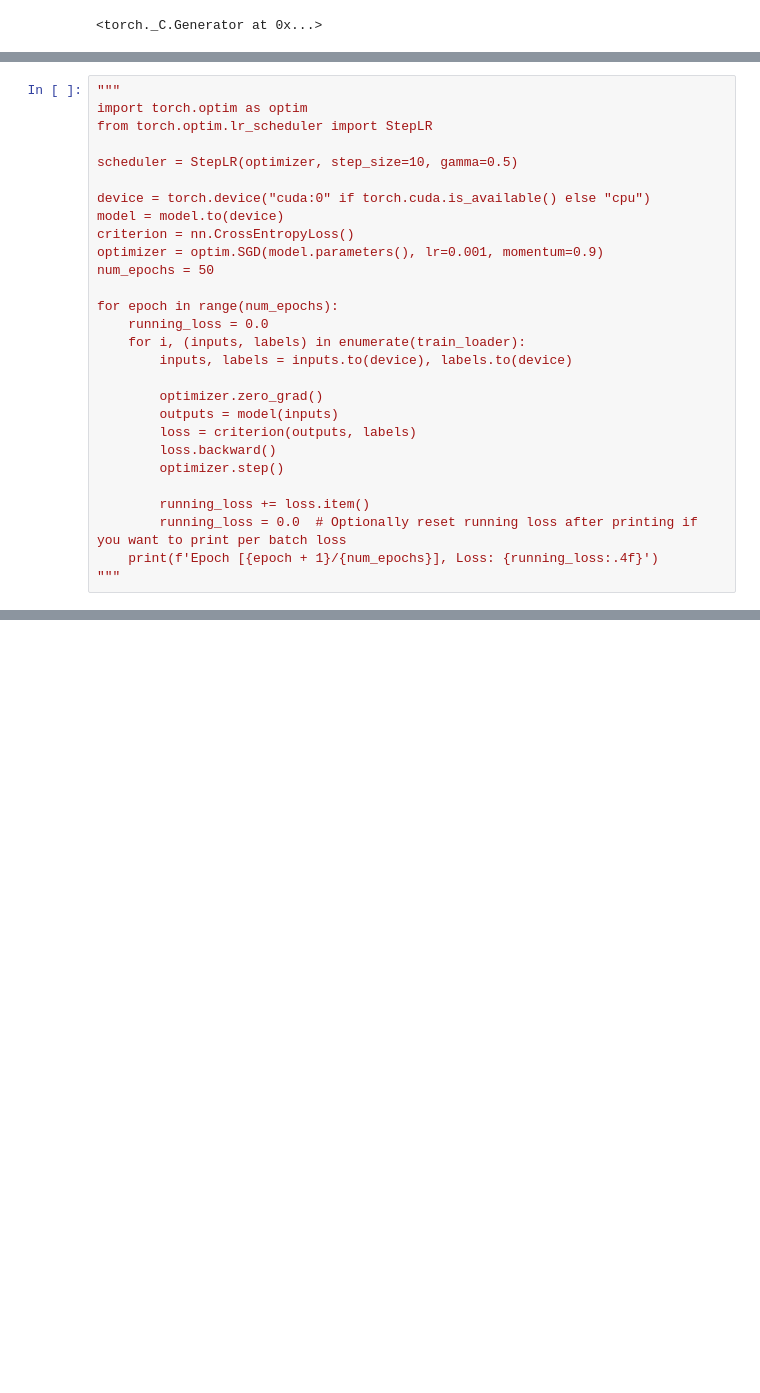
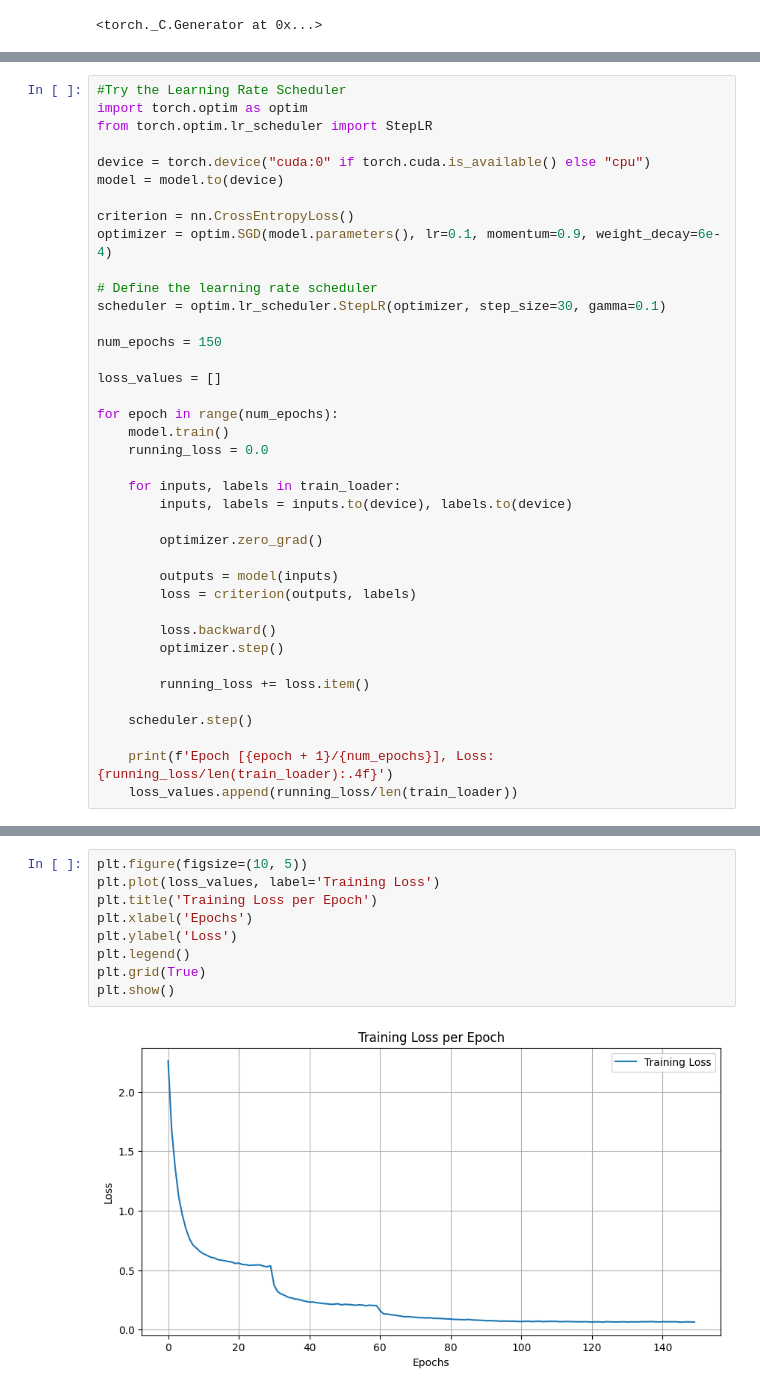
Before and after one commit to Nightshade14/Deep-Residual-Convolutional-Network, a Jupyter notebook: AI.ipynb, the cells around one changed output, grey strips where cells are left out. Saved outputs shown, nothing was run; the diff lists cells and outputs as text; blank space fills up the shorter version.

```diff
--- a/AI.ipynb
+++ b/AI.ipynb
@@ -334,30 +203,41 @@ is_my_model_under_5m_params(model)
 less than 5 million params
 # %%
-"""
+#Try the Learning Rate Scheduler
 import torch.optim as optim
 from torch.optim.lr_scheduler import StepLR
 
-scheduler = StepLR(optimizer, step_size=10, gamma=0.5)
-
 device = torch.device("cuda:0" if torch.cuda.is_available() else "cpu")
 model = model.to(device)
+
 criterion = nn.CrossEntropyLoss()
-optimizer = optim.SGD(model.parameters(), lr=0.001, momentum=0.9)
-num_epochs = 50
+optimizer = optim.SGD(model.parameters(), lr=0.1, momentum=0.9, weight_decay=6e-4)
+
+# Define the learning rate scheduler
+scheduler = optim.lr_scheduler.StepLR(optimizer, step_size=30, gamma=0.1)
+
+num_epochs = 150
+
+loss_values = []
 
 for epoch in range(num_epochs):
+    model.train()
     running_loss = 0.0
-    for i, (inputs, labels) in enumerate(train_loader):
+
+    for inputs, labels in train_loader:
         inputs, labels = inputs.to(device), labels.to(device)
 
         optimizer.zero_grad()
+
         outputs = model(inputs)
         loss = criterion(outputs, labels)
+
         loss.backward()
         optimizer.step()
 
         running_loss += loss.item()
-        running_loss = 0.0  # Optionally reset running loss after printing if you want to print per batch loss
-    print(f'Epoch [{epoch + 1}/{num_epochs}], Loss: {running_loss:.4f}')
-"""
+
+    scheduler.step()
+
+    print(f'Epoch [{epoch + 1}/{num_epochs}], Loss: {running_loss/len(train_loader):.4f}')
+    loss_values.append(running_loss/len(train_loader))
 # %% [output]
@@ -414 +261,12 @@ Epoch [10/10], Loss: 0.3898
+# %%
+plt.figure(figsize=(10, 5))
+plt.plot(loss_values, label='Training Loss')
+plt.title('Training Loss per Epoch')
+plt.xlabel('Epochs')
+plt.ylabel('Loss')
+plt.legend()
+plt.grid(True)
+plt.show()
+# %% [output]
+[figure, added]
 # %%
```
Also changed, not shown: parts of 19 cells of this notebook, 1 other file.
